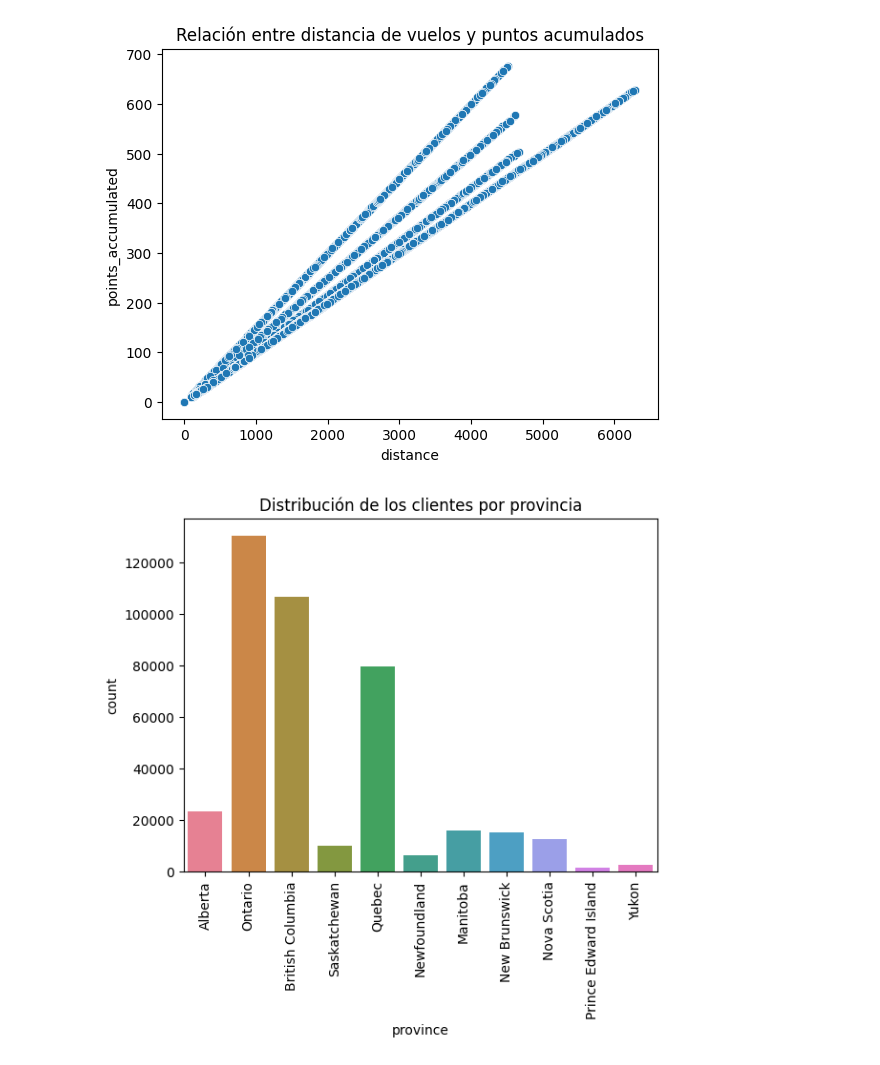
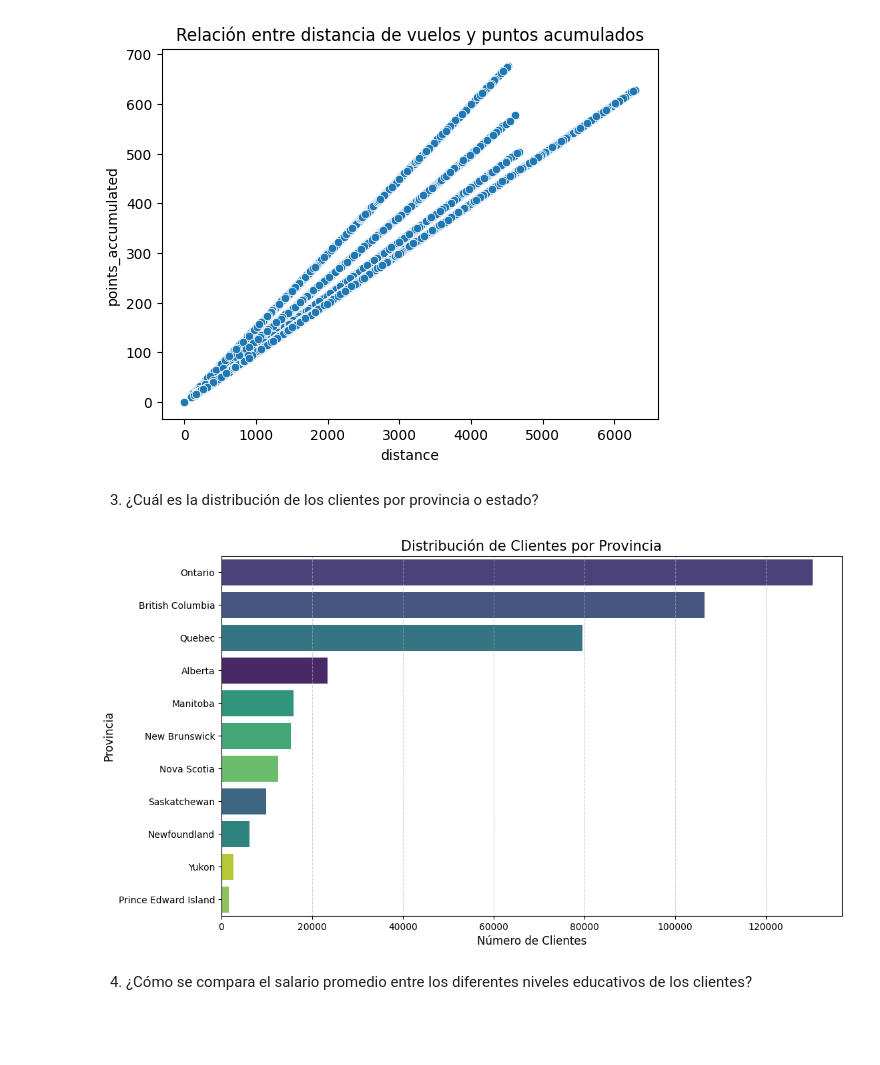
Before and after one commit to Adalab/bda-modulo-3-evaluacion-final-Eleonora1989, a Jupyter notebook: bbdd_flight_loyalty.ipynb, the cells around one changed output. Saved outputs shown, nothing was run; the diff lists cells and outputs as text; code cells hidden in the pictures; blank space fills up the shorter version.

```diff
--- a/bbdd_flight_loyalty.ipynb
+++ b/bbdd_flight_loyalty.ipynb
@@ -584,10 +596,15 @@ plt.title('Relación entre distancia de vuelos y puntos acumulados');
+# %% [markdown]
+3. ¿Cuál es la distribución de los clientes por provincia o estado?
 # %%
-# ¿Cuál es la distribución de los clientes por provincia o estado?
+# Configuramos el orden de mayor a menor para facilitar la lectura
+orden = df_unido['province'].value_counts().index
 
-sns.countplot(data=df_unido, x ="province", hue="province")
-plt.xticks(rotation = 90)
-plt.title('Distribución de los clientes por provincia');
-
-# La mayoría está en Ontario y British Columbia, después Quebec
+plt.figure(figsize=(12, 7))
+sns.countplot(data=df_unido, y='province', order=orden, palette='viridis',hue='province')
+plt.title('Distribución de Clientes por Provincia', fontsize=15)
+plt.xlabel('Número de Clientes', fontsize=12)
+plt.ylabel('Provincia', fontsize=12)
+plt.grid(axis='x', linestyle='--', alpha=0.6)
+plt.show();
 # %% [output]
-[figure, old version]
+[figure, new version]
@@ -594 +620,3 @@ plt.title('Distribución de los clientes por provincia');
+# %% [markdown]
+4. ¿Cómo se compara el salario promedio entre los diferentes niveles educativos de los clientes?
 # %%
```
Also changed, not shown: parts of 26 cells of this notebook, 1 other file.
